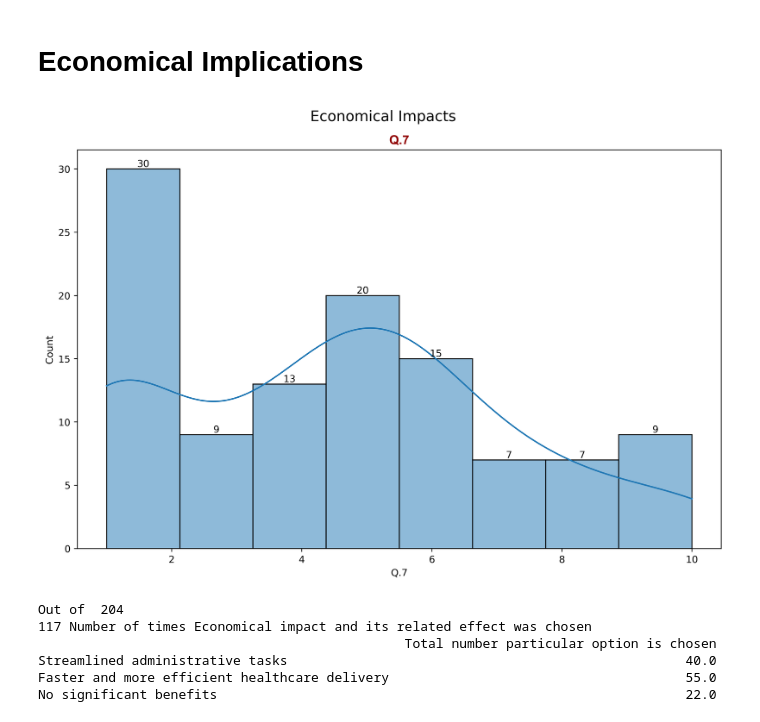
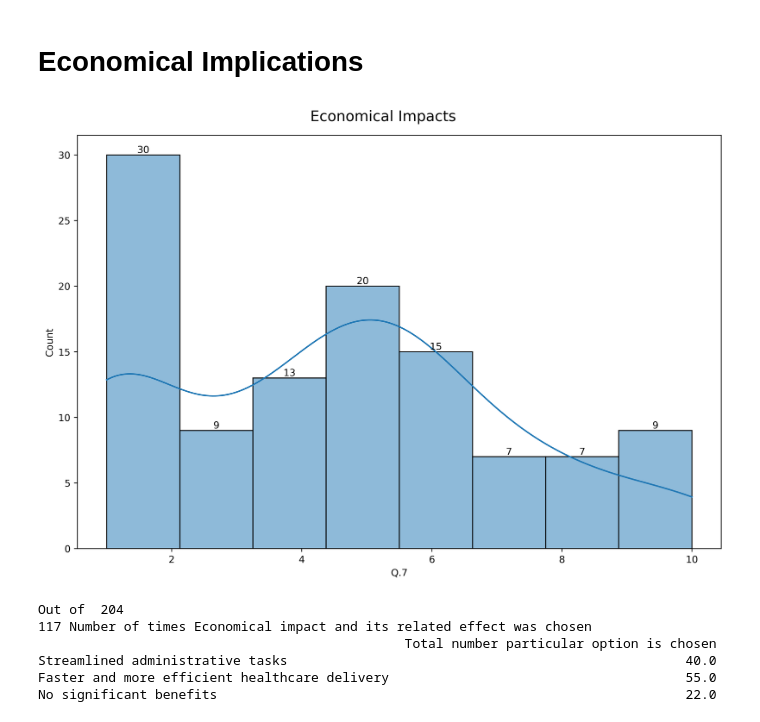
Before and after one commit to Silver-Gen/AI-Psychotherapy-Survey, a Jupyter notebook: AI Psychotherapy Survey.ipynb, the cells around one changed output. Cells and saved outputs as stored; diff of their text form; code cells hidden in the pictures.

```diff
--- a/AI Psychotherapy Survey.ipynb
+++ b/AI Psychotherapy Survey.ipynb
@@ -423,3 +423,13 @@ plt.tight_layout()
 plt.show()
 # %% [output]
 [figure]
+# %%
+plt.figure(figsize=(10,7),dpi=400)
+for i,col in enumerate(['mean']):
+    plt.subplot(1,1,i+1)
+    ax=sns.histplot(trust[col],kde=True)
+    for container in ax.containers:
+        ax.bar_label(container)
+plt.suptitle('Trust score', fontsize=30)
+plt.tight_layout()
+plt.show()
@@ -507,3 +520,13 @@ plt.tight_layout()
 plt.show()
 # %% [output]
 [figure]
+# %%
+plt.figure(figsize=(10,7),dpi=400)
+for i,col in enumerate(['mean']):
+    plt.subplot(1,1,i+1)
+    ax=sns.histplot(att[col],kde=True)
+    for container in ax.containers:
+        ax.bar_label(container)
+plt.suptitle('Attitute score', fontsize=30)
+plt.tight_layout()
+plt.show()
@@ -552,3 +588,13 @@ plt.tight_layout()
 plt.show()
 # %% [output]
 [figure]
+# %%
+plt.figure(figsize=(10,7),dpi=400)
+for i,col in enumerate(['mean']):
+    plt.subplot(1,1,i+1)
+    ax=sns.histplot(aware[col],kde=True)
+    for container in ax.containers:
+        ax.bar_label(container)
+plt.suptitle('Public Awareness Level', fontsize=30)
+plt.tight_layout()
+plt.show()
@@ -620,3 +679,13 @@ plt.tight_layout()
 plt.show()
 # %% [output]
 [figure]
+# %%
+plt.figure(figsize=(16,12.8),dpi=400)
+for i,col in enumerate(['mean']):
+    plt.subplot(1,1,i+1)
+    ax=sns.histplot(impact[col],kde=True)
+    for container in ax.containers:
+        ax.bar_label(container)
+plt.suptitle('Impact on Current Human led Psychotherapy', fontsize=30)
+plt.tight_layout()
+plt.show()
@@ -679,18 +761,17 @@ Mean
 # %%
 baslik_font={'family':'arial','color':'darkred','weight':'bold','size':13}
 eksen_font={'family':'arial','color':'darkblue','weight':'bold','size':10}
 plt.figure(figsize=(10,7),dpi=400)
 for i,col in enumerate(econ.drop(columns=['Q.11'],axis=1).head()):
     plt.subplot(1,1,i+1)
     ax=sns.histplot(econ[col],kde=True)
-    plt.title(col,fontdict=baslik_font)
     for container in ax.containers:
         ax.bar_label(container)
 plt.suptitle('Economical Impacts', fontsize=15)
 plt.tight_layout()
 plt.show()
 # %% [output]
-[figure, old version]
+[figure, new version]
 # %%
 print('Out of ',final_mc_1.sum()[0].astype(int))
 econ_mc_1=final_mc_1.loc[['Streamlined administrative tasks','Faster and more efficient healthcare delivery','No significant benefits']].sum()
```
Also changed, not shown: parts of 18 cells of this notebook.
